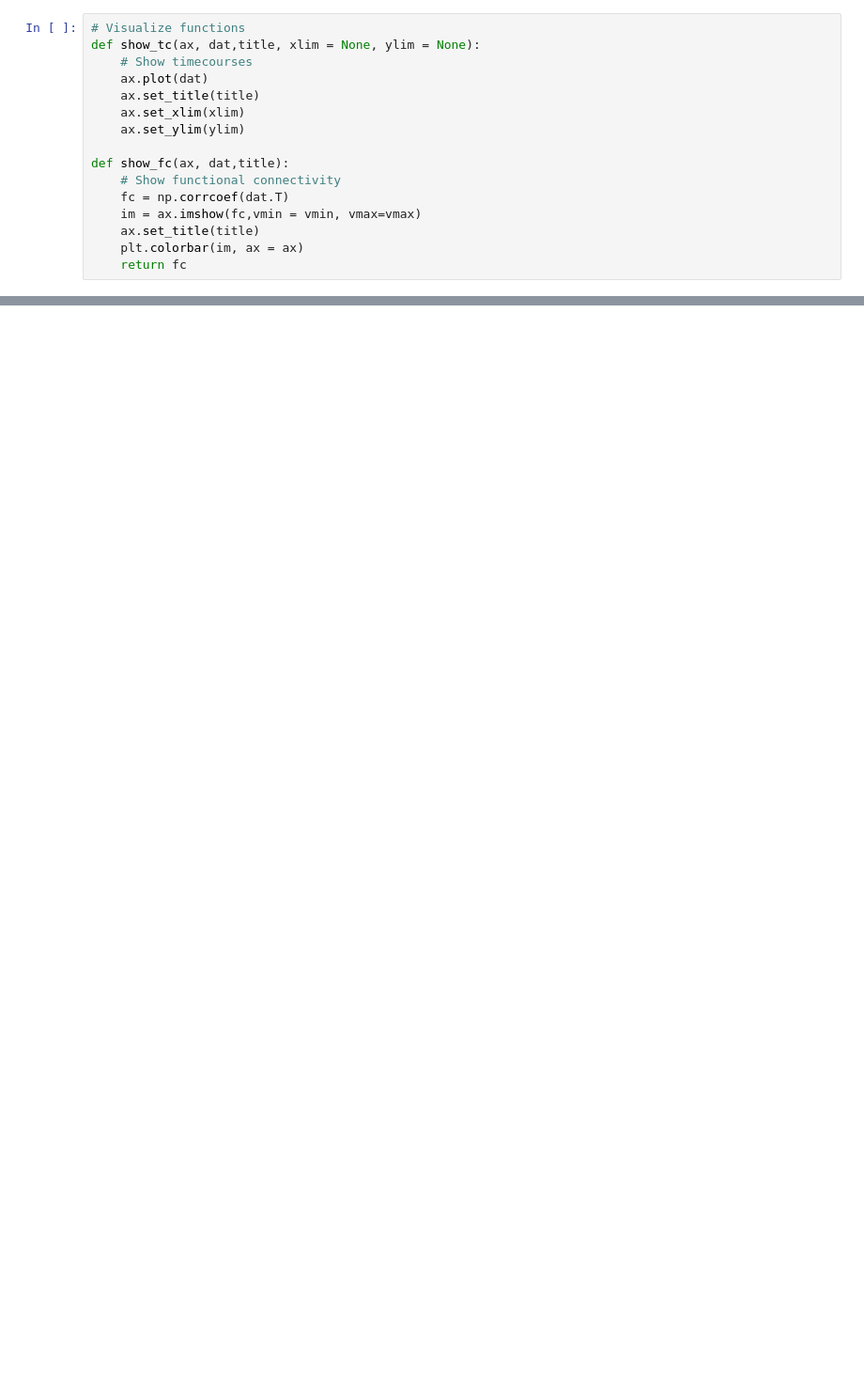
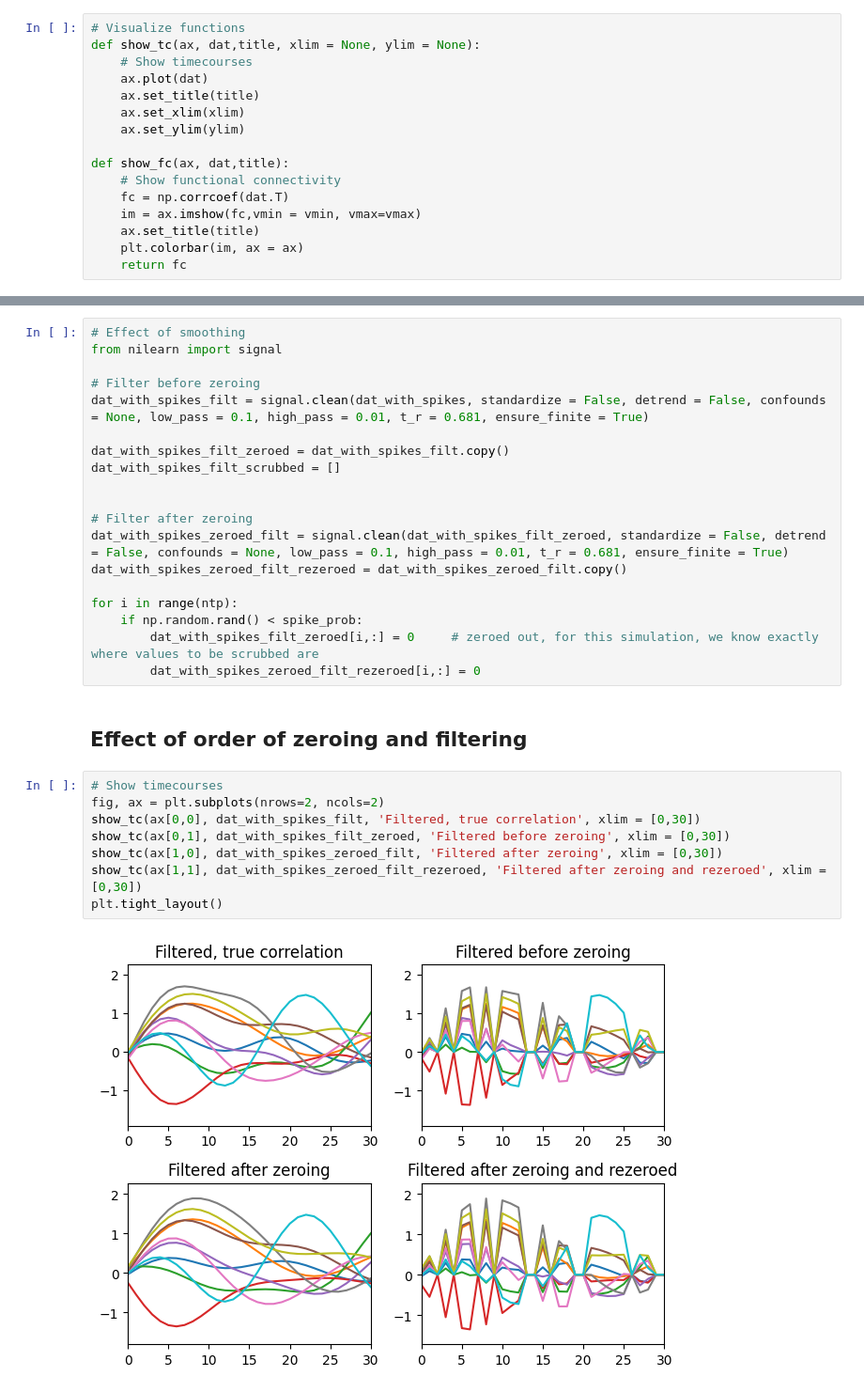
Before and after one commit to rhodricusack/scrub_test, a Jupyter notebook: scrub_test.ipynb, the cells around one changed output, grey strips where cells are left out. Shown at 94% size. Drawn from its saved outputs; the diff is of its cells as text; blank space fills up the shorter version.

Commit message:
Added effect of filtering

```diff
--- a/scrub_test.ipynb
+++ b/scrub_test.ipynb
@@ -84,0 +88,31 @@ Text(0.5, 1.0, 'Differences between zeroed and scrubbed')
+# %%
+# Effect of smoothing
+from nilearn import signal
+
+# Filter before zeroing
+dat_with_spikes_filt = signal.clean(dat_with_spikes, standardize = False, detrend = False, confounds = None, low_pass = 0.1, high_pass = 0.01, t_r = 0.681, ensure_finite = True)
+
+dat_with_spikes_filt_zeroed = dat_with_spikes_filt.copy()
+dat_with_spikes_filt_scrubbed = []
+
+
+# Filter after zeroing
+dat_with_spikes_zeroed_filt = signal.clean(dat_with_spikes_filt_zeroed, standardize = False, detrend = False, confounds = None, low_pass = 0.1, high_pass = 0.01, t_r = 0.681, ensure_finite = True)
+dat_with_spikes_zeroed_filt_rezeroed = dat_with_spikes_zeroed_filt.copy()
+
+for i in range(ntp):
+    if np.random.rand() < spike_prob:
+        dat_with_spikes_filt_zeroed[i,:] = 0     # zeroed out, for this simulation, we know exactly where values to be scrubbed are
+        dat_with_spikes_zeroed_filt_rezeroed[i,:] = 0
+# %% [markdown]
+## Effect of order of zeroing and filtering
+# %%
+# Show timecourses
+fig, ax = plt.subplots(nrows=2, ncols=2)
+show_tc(ax[0,0], dat_with_spikes_filt, 'Filtered, true correlation', xlim = [0,30])
+show_tc(ax[0,1], dat_with_spikes_filt_zeroed, 'Filtered before zeroing', xlim = [0,30])
+show_tc(ax[1,0], dat_with_spikes_zeroed_filt, 'Filtered after zeroing', xlim = [0,30])
+show_tc(ax[1,1], dat_with_spikes_zeroed_filt_rezeroed, 'Filtered after zeroing and rezeroed', xlim = [0,30])
+plt.tight_layout()
+# %% [output]
+[figure, added]
```
Also changed, not shown: parts of 6 cells of this notebook, 12 other files.
